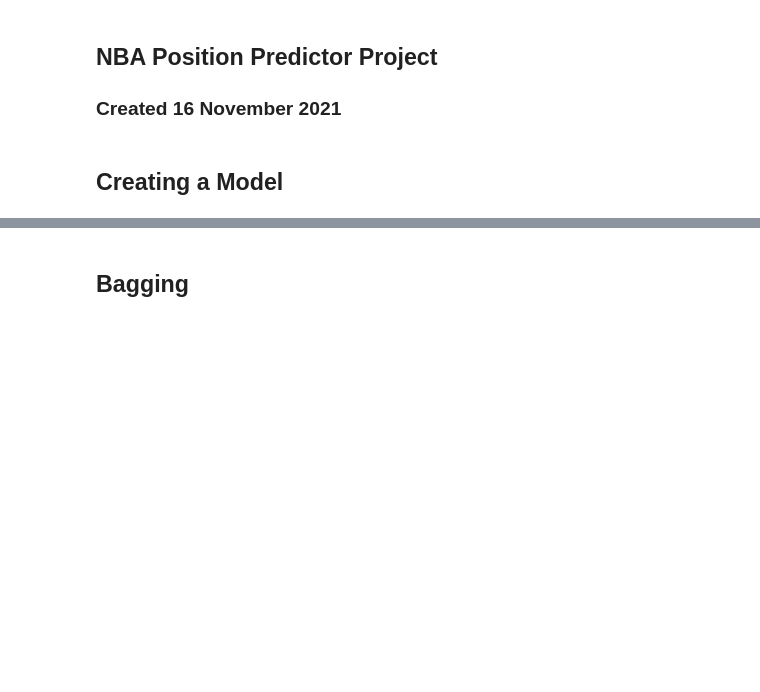
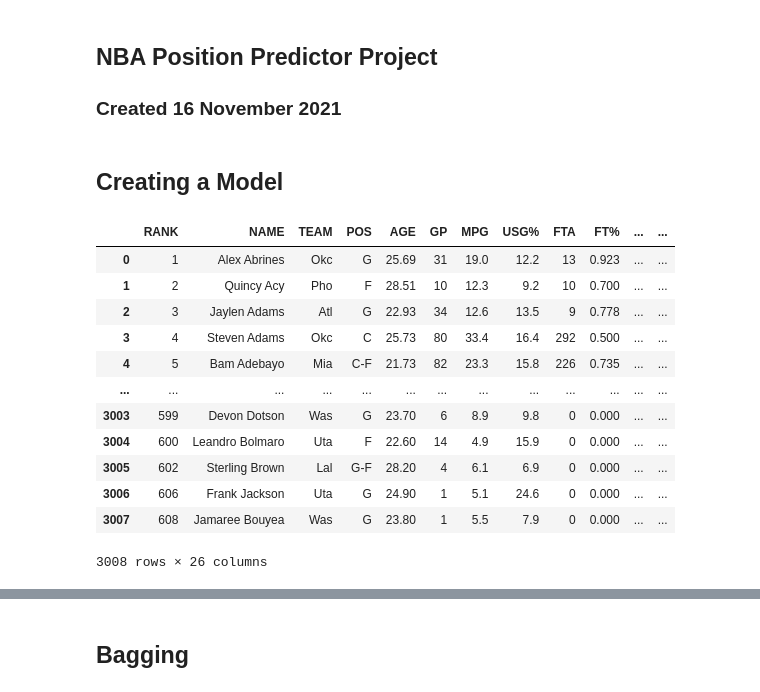
Before and after one commit to bonyejekwe/Basketball_Position_Predictor, a Jupyter notebook: Other_Models.ipynb, the cells around one changed output, grey strips where cells are left out. Cells and saved outputs as stored; diff of their text form; code cells hidden in the pictures; blank space fills up the shorter version.

```diff
--- a/Other_Models.ipynb
+++ b/Other_Models.ipynb
@@ -19,4 +17,19 @@ from get_stats import nbastuffer_dataframe
 # %%
-data = nbastuffer_dataframe(playoffs=False)
+data = read_data_from_files() #nbastuffer_dataframe(playoffs=False)
+data
+# %% [output]
+|  | RANK | NAME | TEAM | POS | AGE | GP | MPG | USG% | FTA | FT% | ... | ... |
+| 0 | 1 | Alex Abrines | Okc | G | 25.69 | 31 | 19.0 | 12.2 | 13 | 0.923 | ... | ... |
+| 1 | 2 | Quincy Acy | Pho | F | 28.51 | 10 | 12.3 | 9.2 | 10 | 0.700 | ... | ... |
+| 2 | 3 | Jaylen Adams | Atl | G | 22.93 | 34 | 12.6 | 13.5 | 9 | 0.778 | ... | ... |
+| 3 | 4 | Steven Adams | Okc | C | 25.73 | 80 | 33.4 | 16.4 | 292 | 0.500 | ... | ... |
+| 4 | 5 | Bam Adebayo | Mia | C-F | 21.73 | 82 | 23.3 | 15.8 | 226 | 0.735 | ... | ... |
+| ... | ... | ... | ... | ... | ... | ... | ... | ... | ... | ... | ... | ... |
+| 3003 | 599 | Devon Dotson | Was | G | 23.70 | 6 | 8.9 | 9.8 | 0 | 0.000 | ... | ... |
+| 3004 | 600 | Leandro Bolmaro | Uta | F | 22.60 | 14 | 4.9 | 15.9 | 0 | 0.000 | ... | ... |
+| 3005 | 602 | Sterling Brown | Lal | G-F | 28.20 | 4 | 6.1 | 6.9 | 0 | 0.000 | ... | ... |
+| 3006 | 606 | Frank Jackson | Uta | G | 24.90 | 1 | 5.1 | 24.6 | 0 | 0.000 | ... | ... |
+| 3007 | 608 | Jamaree Bouyea | Was | G | 23.80 | 1 | 5.5 | 7.9 | 0 | 0.000 | ... | ... |
+3008 rows × 26 columns
 # %%
 stats_df = data
```
Also changed, not shown: parts of 29 cells of this notebook, 11 other files.
